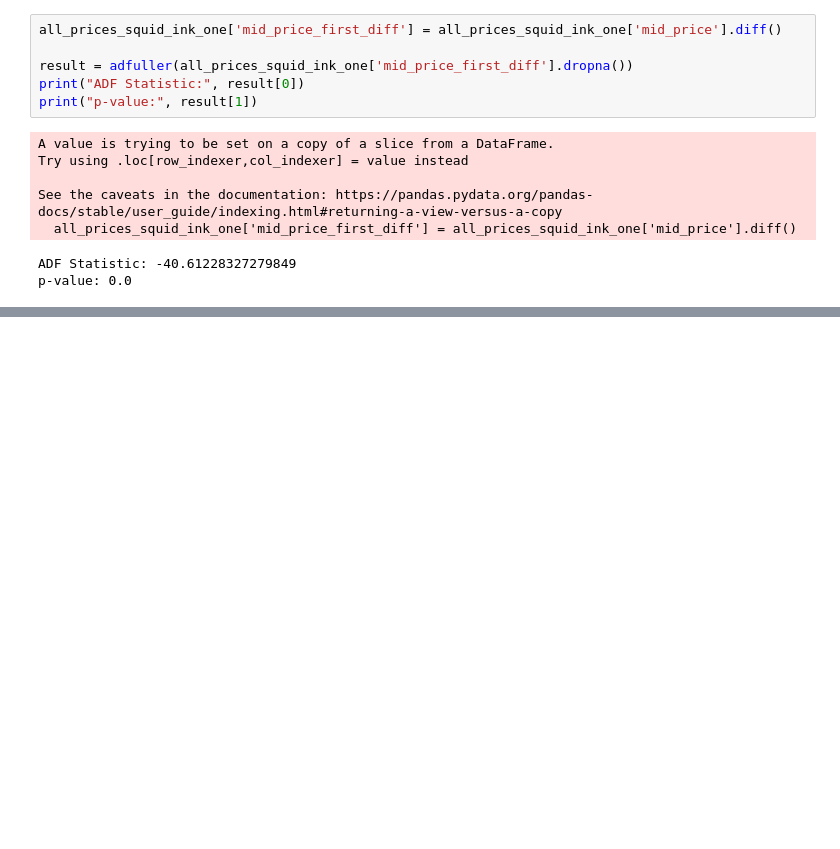
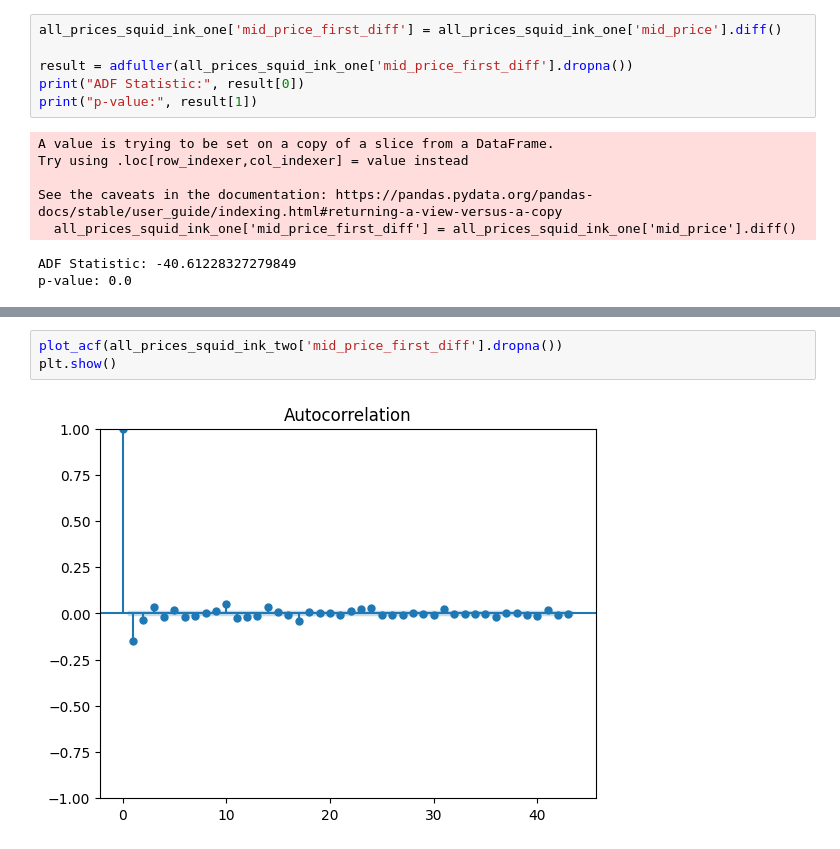
Before and after one commit to williamzkollard/IMC-Prosperity-2025, a Jupyter notebook: src/Round 1/Data_Analysisv0.1.ipynb, the cells around one changed output, grey strips where cells are left out. Cells and saved outputs as stored; diff of their text form; blank space fills up the shorter version.

```diff
--- a/src/Round 1/Data_Analysisv0.1.ipynb
+++ b/src/Round 1/Data_Analysisv0.1.ipynb
@@ -241,0 +254,5 @@ See the caveats in the documentation: https://pandas.pydata.org/pandas-docs/stab
+# %%
+plot_acf(all_prices_squid_ink_two['mid_price_first_diff'].dropna())
+plt.show()
+# %% [output]
+[figure, added]
```
Also changed, not shown: parts of 4 cells of this notebook, 1 other file.
